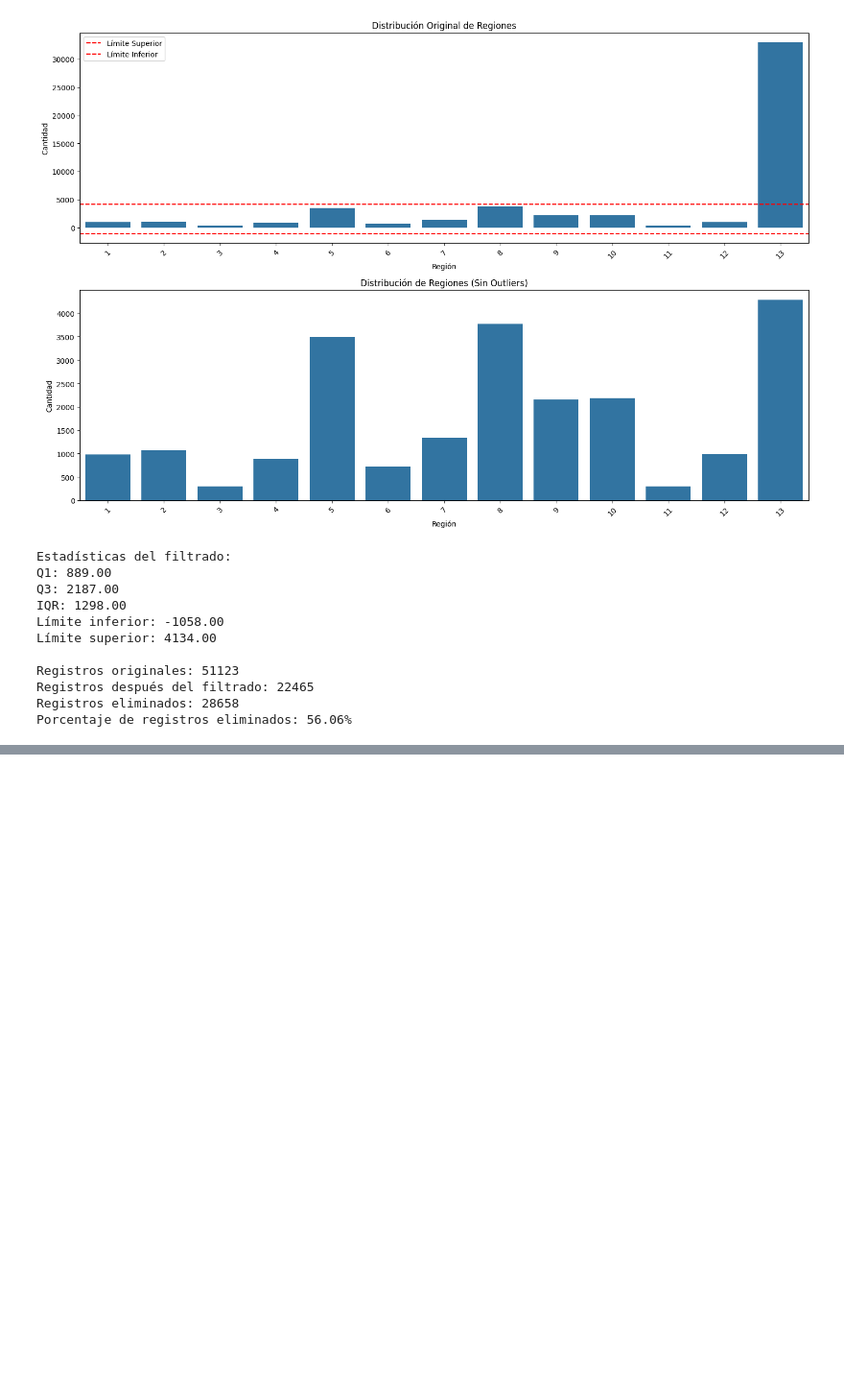
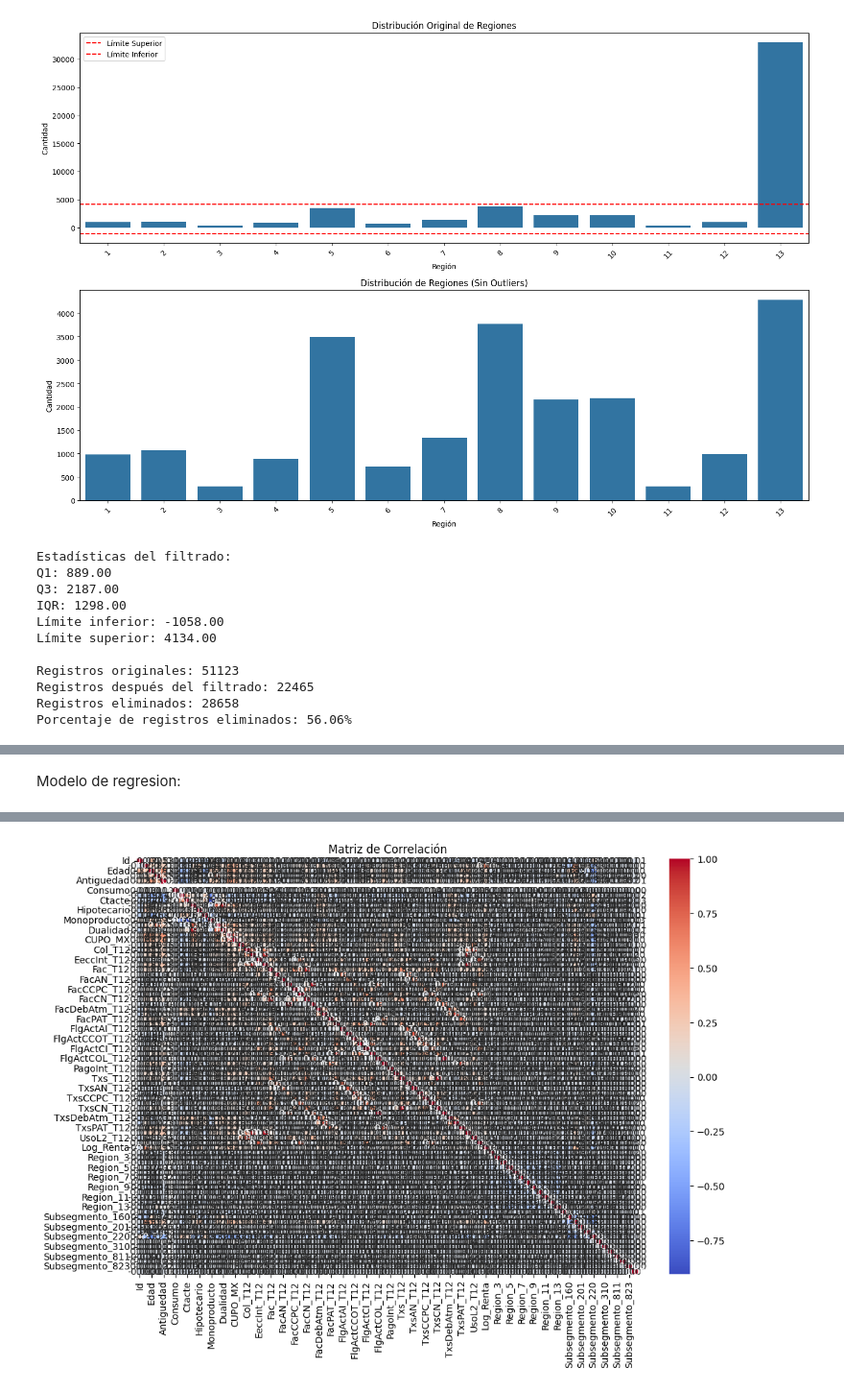
Before and after one commit to Andresilvampuero/monopoly, a Jupyter notebook: monopoly/notebooks/Monopoly.ipynb, the cells around one changed output, grey strips where cells are left out. Shown at 96% size. Saved outputs shown, nothing was run; the diff lists cells and outputs as text; code cells hidden in the pictures; blank space fills up the shorter version.

```diff
--- a/monopoly/notebooks/Monopoly.ipynb
+++ b/monopoly/notebooks/Monopoly.ipynb
@@ -601,0 +632,10 @@ Sexo_M: -0.0765
+# %% [markdown]
+Modelo de regresion:
+# %%
+# Calcular y visualizar la matriz de correlación
+correlation_matrix = ds2.corr()  # Calcular la matriz de correlación
+plt.figure(figsize=(12, 8))
+sns.heatmap(correlation_matrix, annot=True, fmt=".2f", cmap='coolwarm')
+plt.title('Matriz de Correlación')
+plt.show()
+# %% [output]
@@ -601,0 +643 @@ Sexo_M: -0.0765
+[figure, added]
```
Also changed, not shown: parts of 21 cells of this notebook, 1 other file.
